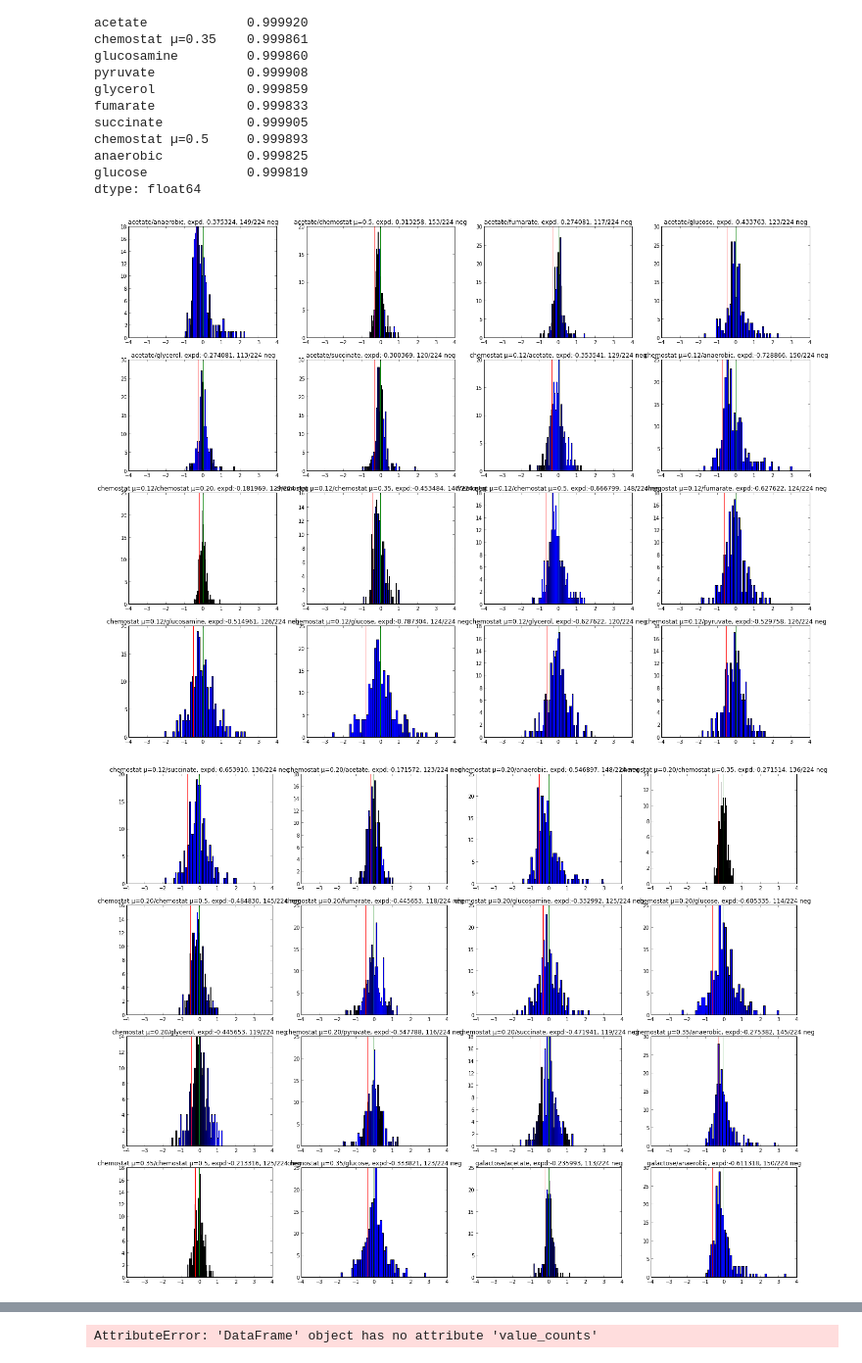
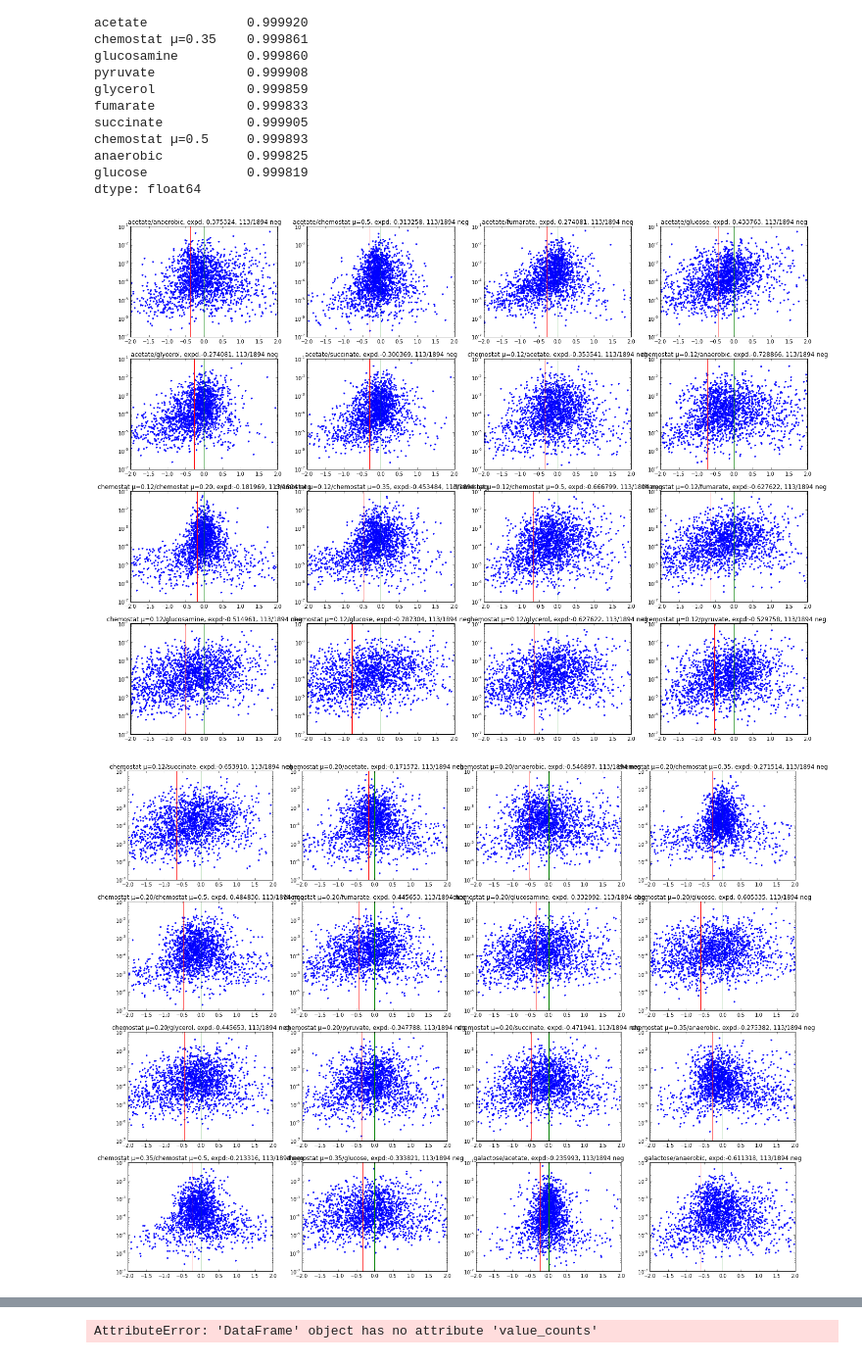
Before and after one commit to uriba/proteome-analysis, a Jupyter notebook: Untitled0.ipynb, the cells around one changed output, grey strips where cells are left out. Shown at 98% size. Cells and saved outputs as stored; diff of their text form; code cells hidden in the pictures.

Commit message:
plotting protein avg. concent. vs. scaling for every two conditions.

```diff
--- a/Untitled0.ipynb
+++ b/Untitled0.ipynb
@@ -399,37 +399,39 @@ dtype: float64
 # %%
 import itertools as iter
 
 high_values = pd.DataFrame(columns = ecoli_data_values.columns)
 
 for index,i in ecoli_data_values.iterrows():
-    if i.min()>0.0006:
+    if i.min()>0.0000001:
 	high_values = high_values.append(i)
 
 coli_data_pairs = {}
+coli_data_vals = {}
 for i in iter.combinations(high_values.columns,2):
     if abs(gr[i[0]]/gr[i[1]]-1)>0.3:
 	coli_data_pairs[i]= log(high_values[i[0]] / high_values[i[1]])
+	coli_data_vals[i]=high_values[i[0]] + high_values[i[1]]/2
 coli_data_pairs = pd.DataFrame(coli_data_pairs)
+coli_data_vals = pd.DataFrame(coli_data_vals)
 xs = linspace(-4,4,100)
 i = 1
 for col in coli_data_pairs.columns:
     num = len(coli_data_pairs[col])
     est = log((alpha*gr[col[0]] + beta)/(alpha*gr[col[1]] + beta))
     subplot(4,4,i)
-    hist(coli_data_pairs[col],50)
-    #density = gaussian_kde(coli_data_pairs[col])
-    #plot(xs,density(xs))
+    plot(coli_data_pairs[col],coli_data_vals[col],'.')
     axvline(est,color='r')
     axvline(0,color='g')
-    xlim(-4,4)
-    val_counts = sign(coli_data_pairs[col]).value_counts()
+    xlim(-2,2)
+    yscale('log')
+#    val_counts = sign(coli_data_pairs[col]).value_counts()
     title("%s/%s, expd:%f, %d/%d neg" % (col[0],col[1],est, val_counts[0],num))
     i = i+1
     if i == 17:
 	savefig('%svs%shist.png' % (col[0],col[1]))
 	figure()
 	i = 1
 savefig('last.png')
 # %% [output]
-[figure, old version]
+[figure, new version]
-[figure, old version]
+[figure, new version]
```
Also changed, not shown: parts of 1 cell of this notebook.
